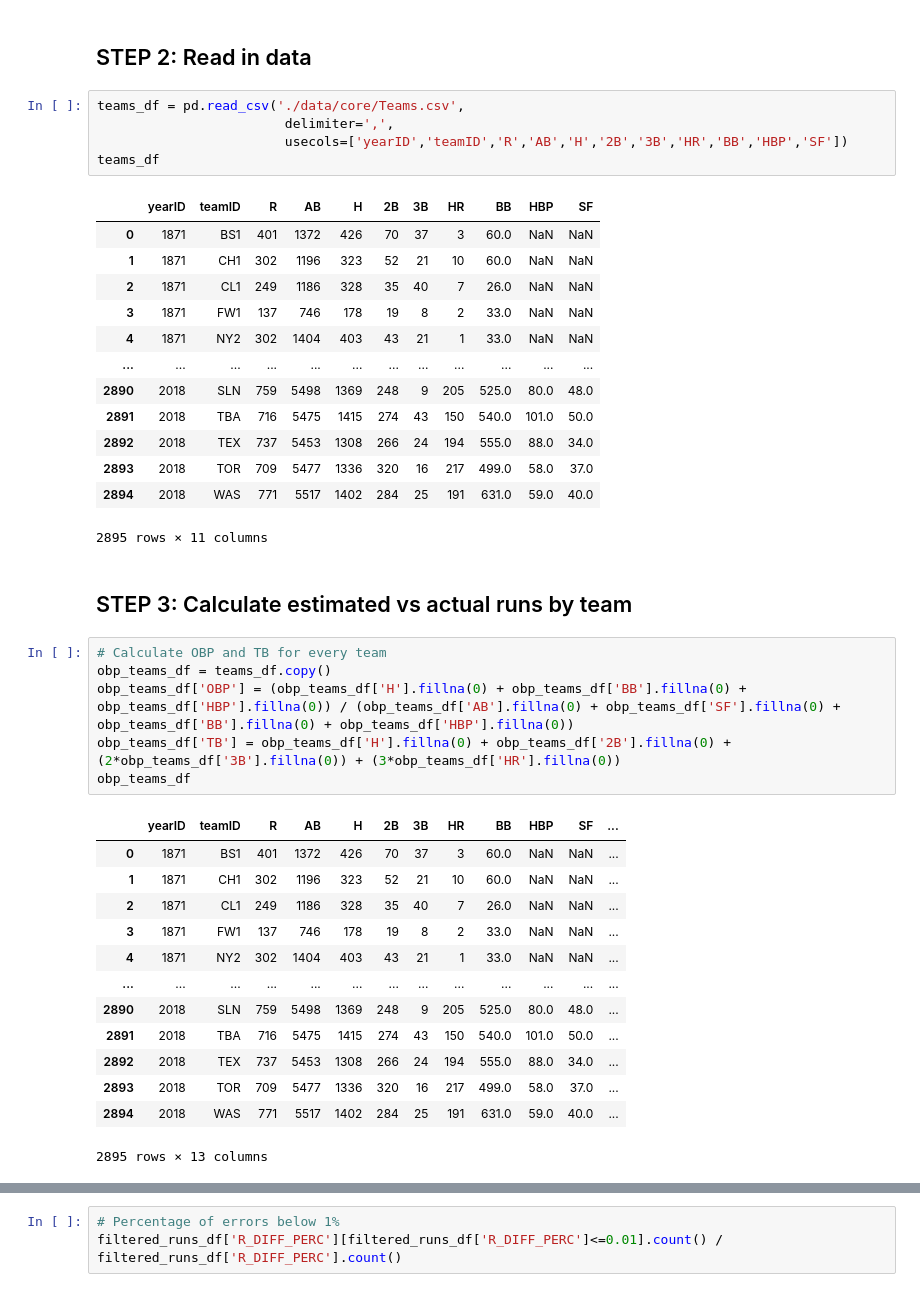
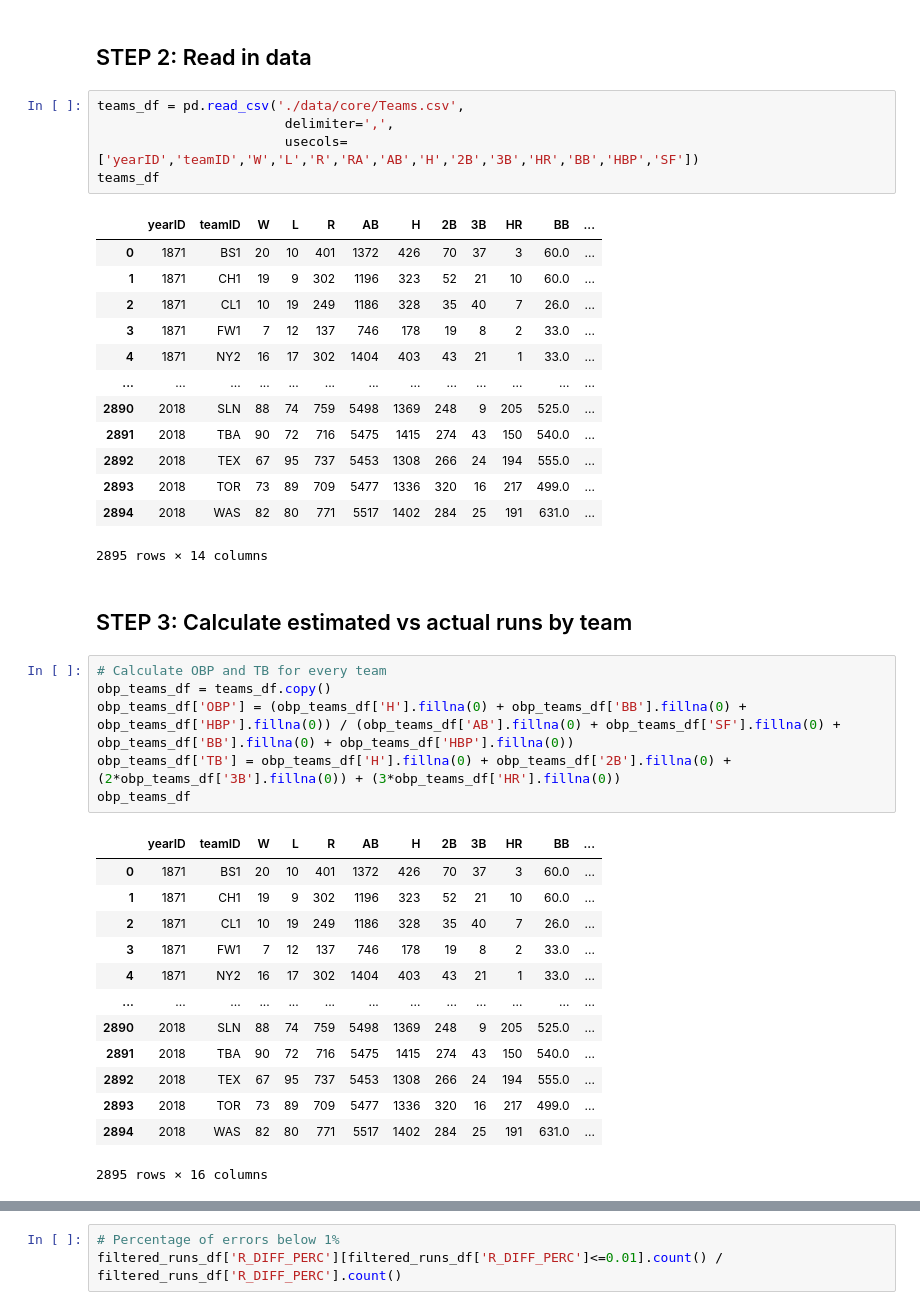
Before and after one commit to draped4/lahman, a Jupyter notebook: layman_obp_tb_estimated_runs.ipynb, the cells around one changed output, grey strips where cells are left out. Drawn from its saved outputs; the diff is of its cells as text.

```diff
--- a/layman_obp_tb_estimated_runs.ipynb
+++ b/layman_obp_tb_estimated_runs.ipynb
@@ -15,22 +17,22 @@ import plotly.express as px
 # %%
 teams_df = pd.read_csv('./data/core/Teams.csv',
                         delimiter=',',
-                        usecols=['yearID','teamID','R','AB','H','2B','3B','HR','BB','HBP','SF'])
+                        usecols=['yearID','teamID','W','L','R','RA','AB','H','2B','3B','HR','BB','HBP','SF'])
 teams_df
 # %% [output]
-|  | yearID | teamID | R | AB | H | 2B | 3B | HR | BB | HBP | SF |
-| 0 | 1871 | BS1 | 401 | 1372 | 426 | 70 | 37 | 3 | 60.0 | NaN | NaN |
-| 1 | 1871 | CH1 | 302 | 1196 | 323 | 52 | 21 | 10 | 60.0 | NaN | NaN |
-| 2 | 1871 | CL1 | 249 | 1186 | 328 | 35 | 40 | 7 | 26.0 | NaN | NaN |
-| 3 | 1871 | FW1 | 137 | 746 | 178 | 19 | 8 | 2 | 33.0 | NaN | NaN |
-| 4 | 1871 | NY2 | 302 | 1404 | 403 | 43 | 21 | 1 | 33.0 | NaN | NaN |
-| ... | ... | ... | ... | ... | ... | ... | ... | ... | ... | ... | ... |
-| 2890 | 2018 | SLN | 759 | 5498 | 1369 | 248 | 9 | 205 | 525.0 | 80.0 | 48.0 |
-| 2891 | 2018 | TBA | 716 | 5475 | 1415 | 274 | 43 | 150 | 540.0 | 101.0 | 50.0 |
-| 2892 | 2018 | TEX | 737 | 5453 | 1308 | 266 | 24 | 194 | 555.0 | 88.0 | 34.0 |
-| 2893 | 2018 | TOR | 709 | 5477 | 1336 | 320 | 16 | 217 | 499.0 | 58.0 | 37.0 |
-| 2894 | 2018 | WAS | 771 | 5517 | 1402 | 284 | 25 | 191 | 631.0 | 59.0 | 40.0 |
+|  | yearID | teamID | W | L | R | AB | H | 2B | 3B | HR | BB | ... |
+| 0 | 1871 | BS1 | 20 | 10 | 401 | 1372 | 426 | 70 | 37 | 3 | 60.0 | ... |
+| 1 | 1871 | CH1 | 19 | 9 | 302 | 1196 | 323 | 52 | 21 | 10 | 60.0 | ... |
+| 2 | 1871 | CL1 | 10 | 19 | 249 | 1186 | 328 | 35 | 40 | 7 | 26.0 | ... |
+| 3 | 1871 | FW1 | 7 | 12 | 137 | 746 | 178 | 19 | 8 | 2 | 33.0 | ... |
+| 4 | 1871 | NY2 | 16 | 17 | 302 | 1404 | 403 | 43 | 21 | 1 | 33.0 | ... |
+| ... | ... | ... | ... | ... | ... | ... | ... | ... | ... | ... | ... | ... |
+| 2890 | 2018 | SLN | 88 | 74 | 759 | 5498 | 1369 | 248 | 9 | 205 | 525.0 | ... |
+| 2891 | 2018 | TBA | 90 | 72 | 716 | 5475 | 1415 | 274 | 43 | 150 | 540.0 | ... |
+| 2892 | 2018 | TEX | 67 | 95 | 737 | 5453 | 1308 | 266 | 24 | 194 | 555.0 | ... |
+| 2893 | 2018 | TOR | 73 | 89 | 709 | 5477 | 1336 | 320 | 16 | 217 | 499.0 | ... |
+| 2894 | 2018 | WAS | 82 | 80 | 771 | 5517 | 1402 | 284 | 25 | 191 | 631.0 | ... |
-2895 rows × 11 columns
+2895 rows × 14 columns
 # %% [markdown]
 ## STEP 3: Calculate estimated vs actual runs by team
 # %%
@@ -40,18 +42,18 @@ obp_teams_df['OBP'] = (obp_teams_df['H'].fillna(0) + obp_teams_df['BB'].fillna(0
 obp_teams_df['TB'] = obp_teams_df['H'].fillna(0) + obp_teams_df['2B'].fillna(0) + (2*obp_teams_df['3B'].fillna(0)) + (3*obp_teams_df['HR'].fillna(0))
 obp_teams_df
 # %% [output]
-|  | yearID | teamID | R | AB | H | 2B | 3B | HR | BB | HBP | SF | ... |
-| 0 | 1871 | BS1 | 401 | 1372 | 426 | 70 | 37 | 3 | 60.0 | NaN | NaN | ... |
-| 1 | 1871 | CH1 | 302 | 1196 | 323 | 52 | 21 | 10 | 60.0 | NaN | NaN | ... |
-| 2 | 1871 | CL1 | 249 | 1186 | 328 | 35 | 40 | 7 | 26.0 | NaN | NaN | ... |
-| 3 | 1871 | FW1 | 137 | 746 | 178 | 19 | 8 | 2 | 33.0 | NaN | NaN | ... |
-| 4 | 1871 | NY2 | 302 | 1404 | 403 | 43 | 21 | 1 | 33.0 | NaN | NaN | ... |
+|  | yearID | teamID | W | L | R | AB | H | 2B | 3B | HR | BB | ... |
+| 0 | 1871 | BS1 | 20 | 10 | 401 | 1372 | 426 | 70 | 37 | 3 | 60.0 | ... |
+| 1 | 1871 | CH1 | 19 | 9 | 302 | 1196 | 323 | 52 | 21 | 10 | 60.0 | ... |
+| 2 | 1871 | CL1 | 10 | 19 | 249 | 1186 | 328 | 35 | 40 | 7 | 26.0 | ... |
+| 3 | 1871 | FW1 | 7 | 12 | 137 | 746 | 178 | 19 | 8 | 2 | 33.0 | ... |
+| 4 | 1871 | NY2 | 16 | 17 | 302 | 1404 | 403 | 43 | 21 | 1 | 33.0 | ... |
 | ... | ... | ... | ... | ... | ... | ... | ... | ... | ... | ... | ... | ... |
-| 2890 | 2018 | SLN | 759 | 5498 | 1369 | 248 | 9 | 205 | 525.0 | 80.0 | 48.0 | ... |
-| 2891 | 2018 | TBA | 716 | 5475 | 1415 | 274 | 43 | 150 | 540.0 | 101.0 | 50.0 | ... |
-| 2892 | 2018 | TEX | 737 | 5453 | 1308 | 266 | 24 | 194 | 555.0 | 88.0 | 34.0 | ... |
-| 2893 | 2018 | TOR | 709 | 5477 | 1336 | 320 | 16 | 217 | 499.0 | 58.0 | 37.0 | ... |
-| 2894 | 2018 | WAS | 771 | 5517 | 1402 | 284 | 25 | 191 | 631.0 | 59.0 | 40.0 | ... |
+| 2890 | 2018 | SLN | 88 | 74 | 759 | 5498 | 1369 | 248 | 9 | 205 | 525.0 | ... |
+| 2891 | 2018 | TBA | 90 | 72 | 716 | 5475 | 1415 | 274 | 43 | 150 | 540.0 | ... |
+| 2892 | 2018 | TEX | 67 | 95 | 737 | 5453 | 1308 | 266 | 24 | 194 | 555.0 | ... |
+| 2893 | 2018 | TOR | 73 | 89 | 709 | 5477 | 1336 | 320 | 16 | 217 | 499.0 | ... |
+| 2894 | 2018 | WAS | 82 | 80 | 771 | 5517 | 1402 | 284 | 25 | 191 | 631.0 | ... |
-2895 rows × 13 columns
+2895 rows × 16 columns
 # %%
 # Calculate expected runs and difference in expected and actual runs
```
Also changed, not shown: parts of 10 cells of this notebook.
